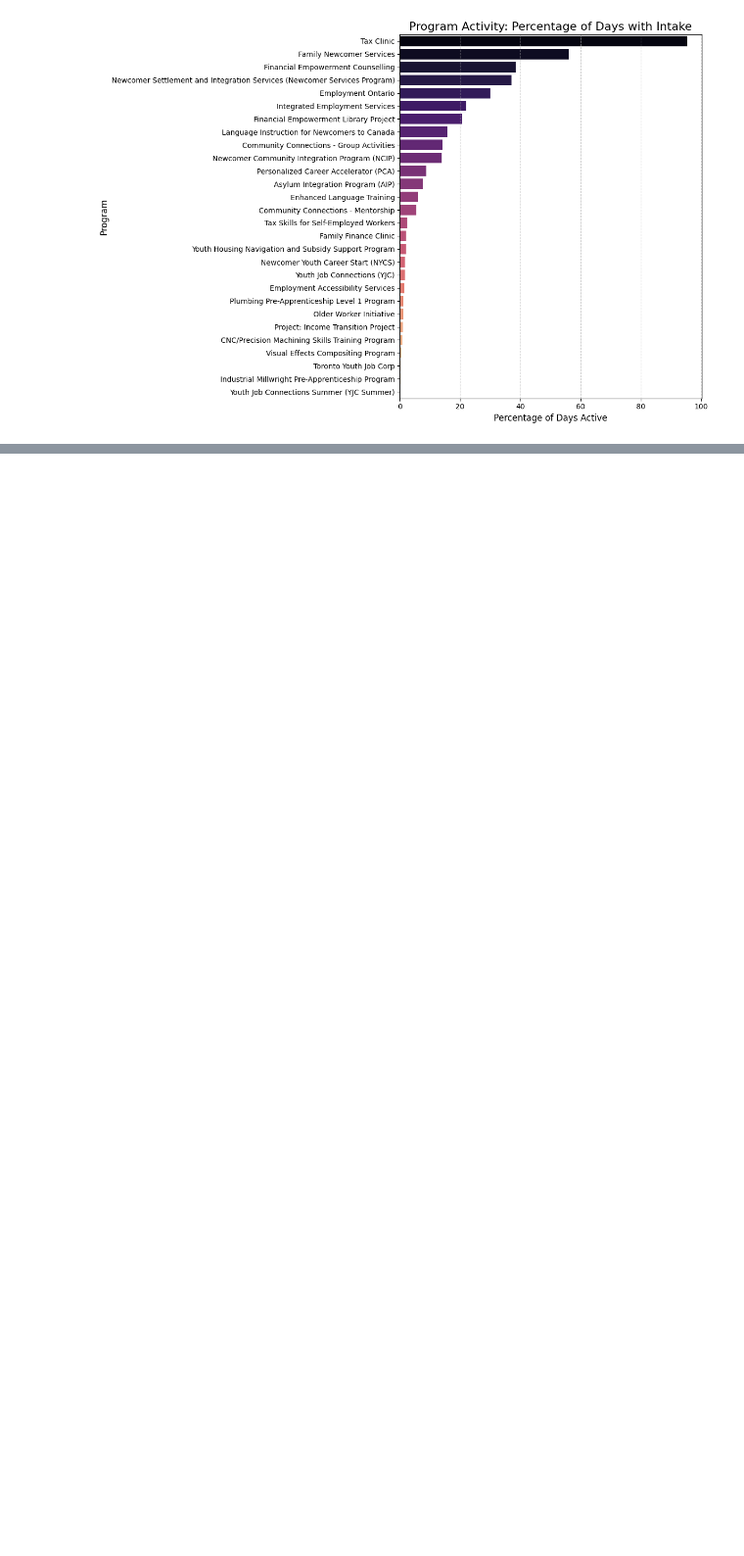
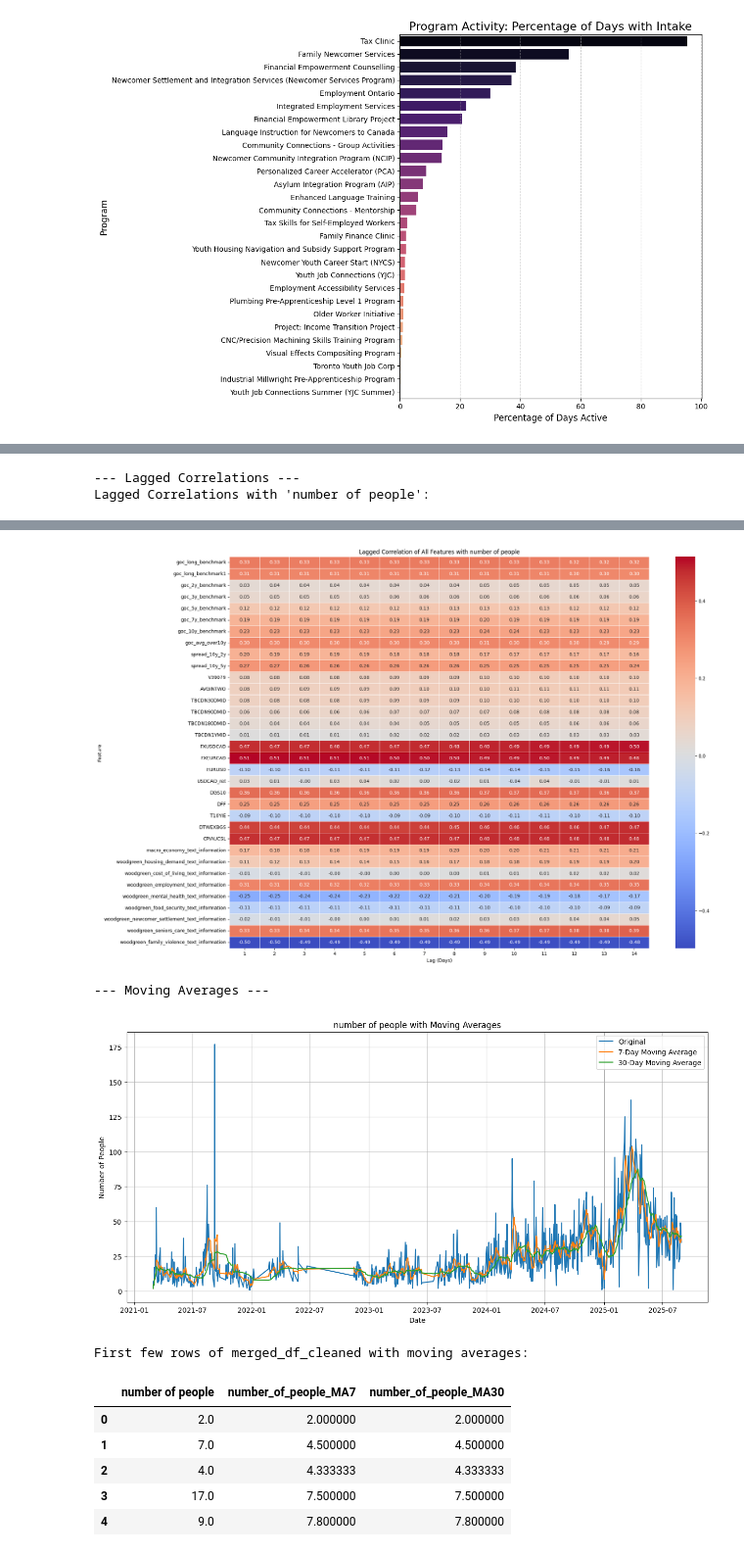
Before and after one commit to pheaktralean/ConcordIA, a Jupyter notebook: economy_n_text_indices_forcasting/notebook/Merge_data_and_analysis.ipynb, the cells around one changed output, grey strips where cells are left out. Shown at 98% size. Cells and saved outputs as stored; diff of their text form; code cells hidden in the pictures; blank space fills up the shorter version.

```diff
--- a/economy_n_text_indices_forcasting/notebook/Merge_data_and_analysis.ipynb
+++ b/economy_n_text_indices_forcasting/notebook/Merge_data_and_analysis.ipynb
@@ -519,0 +525,64 @@ While these programs show remarkable consistency in their intake patterns and ar
+# %%
+import pandas as pd
+import numpy as np
+import matplotlib.pyplot as plt
+import seaborn as sns
+
+# Ensure the dataframe is sorted by date for time-series operations
+merged_df_cleaned = merged_df_cleaned.sort_values(by='date').reset_index(drop=True)
+
+# --- Lagged Correlations ---
+print("\n--- Lagged Correlations ---")
+
+target_variable = 'number of people'
+# Select all features for lagged correlation analysis, excluding 'date' and the target itself
+all_columns = merged_df_cleaned.columns.tolist()
+features_for_lagged_corr = [col for col in all_columns if col not in ['date', target_variable, 'number_of_people_MA7', 'number_of_people_MA30']]
+
+max_lag = 14 # Analyze correlations up to 14 days lag
+
+lagged_correlations = pd.DataFrame(index=features_for_lagged_corr, columns=range(1, max_lag + 1))
+
+for feature in features_for_lagged_corr:
+    for lag in range(1, max_lag + 1):
+        # Create a lagged version of the feature
+        lagged_feature = merged_df_cleaned[feature].shift(lag)
+        # Calculate correlation, dropping NaNs introduced by shifting
+        correlation = merged_df_cleaned[target_variable].corr(lagged_feature)
+        lagged_correlations.loc[feature, lag] = correlation
+
+print("Lagged Correlations with 'number of people':")
+display(lagged_correlations)
+
+# Visualize lagged correlations
+plt.figure(figsize=(20, 15)) # Increased figure size for more features
+sns.heatmap(lagged_correlations.astype(float), annot=True, cmap='coolwarm', fmt=".2f", linewidths=.5)
+plt.title(f'Lagged Correlation of All Features with {target_variable}')
+plt.xlabel('Lag (Days)')
+plt.ylabel('Feature')
+plt.show()
+
+# --- Moving Averages ---
+print("\n--- Moving Averages ---")
+
+# Calculate moving averages for 'number of people'
+merged_df_cleaned['number_of_people_MA7'] = merged_df_cleaned[target_variable].rolling(window=7, min_periods=1).mean()
+merged_df_cleaned['number_of_people_MA30'] = merged_df_cleaned[target_variable].rolling(window=30, min_periods=1).mean()
+
+# Plot 'number of people' with its moving averages
+plt.figure(figsize=(15, 7))
+sns.lineplot(x='date', y=target_variable, data=merged_df_cleaned, label='Original')
+sns.lineplot(x='date', y='number_of_people_MA7', data=merged_df_cleaned, label='7-Day Moving Average')
+sns.lineplot(x='date', y='number_of_people_MA30', data=merged_df_cleaned, label='30-Day Moving Average')
+plt.title(f'{target_variable} with Moving Averages')
+plt.xlabel('Date')
+plt.ylabel('Number of People')
+plt.legend()
+plt.grid(True)
+plt.show()
+
+print("First few rows of merged_df_cleaned with moving averages:")
+display(merged_df_cleaned[[target_variable, 'number_of_people_MA7', 'number_of_people_MA30']].head())
+# %% [output]
+--- Lagged Correlations ---
+Lagged Correlations with 'number of people':
@@ -519,0 +606,10 @@ While these programs show remarkable consistency in their intake patterns and ar
+[figure, added]
+--- Moving Averages ---
+[figure, added]
+First few rows of merged_df_cleaned with moving averages:
+|  | number of people | number_of_people_MA7 | number_of_people_MA30 |
+| 0 | 2.0 | 2.000000 | 2.000000 |
+| 1 | 7.0 | 4.500000 | 4.500000 |
+| 2 | 4.0 | 4.333333 | 4.333333 |
+| 3 | 17.0 | 7.500000 | 7.500000 |
+| 4 | 9.0 | 7.800000 | 7.800000 |
```
Also changed, not shown: parts of 2 cells of this notebook, 8 other files.
